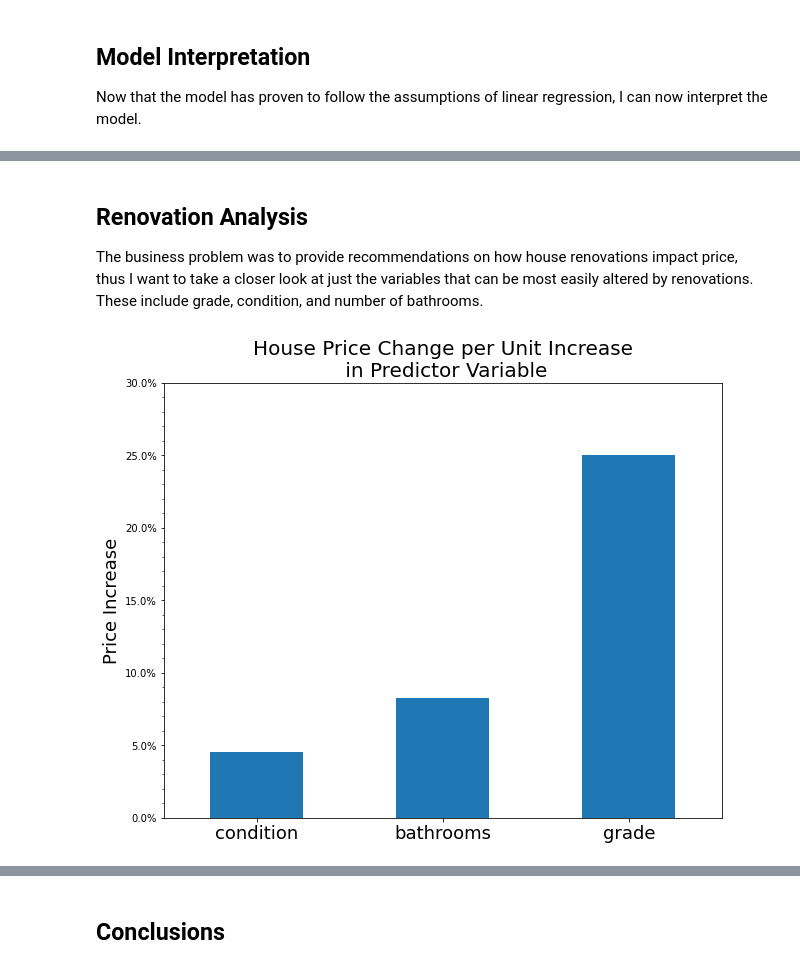
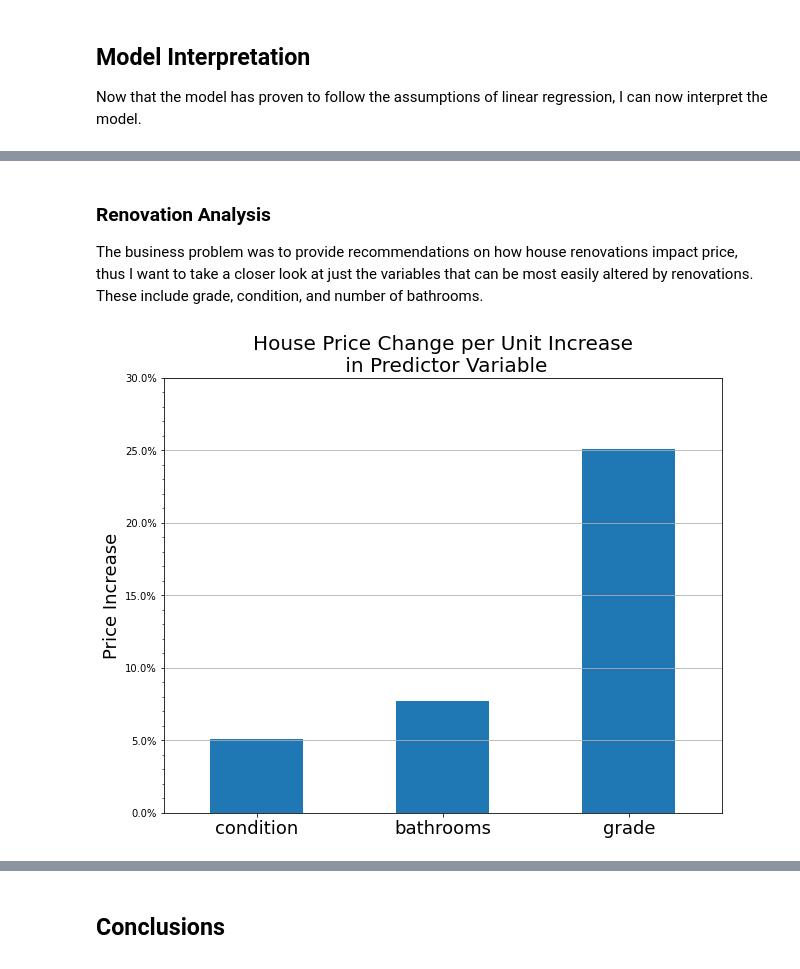
Before and after one commit to bentoler22/Flatiron_Phase_2_Project, a Jupyter notebook: Housing_Renovation_Analysis.ipynb, the cells around one changed output, grey strips where cells are left out. Saved outputs shown, nothing was run; the diff lists cells and outputs as text; code cells hidden in the pictures.

```diff
--- a/Housing_Renovation_Analysis.ipynb
+++ b/Housing_Renovation_Analysis.ipynb
@@ -366,9 +366,9 @@ Feature selection slightly increased our test score to 0.6599.
 ### Final Model
 Given the results from our models above, the final model will include all predictors from X_train except sqft_lot_log, sqft_living_log, sqft_above_log, bedrooms, and waterfront_missing.
 # %%
-X_train_final = X_train_std.drop(['waterfront_missing', 'sqft_lot15_log',
+X_train_final = X_train_std.drop(['bedrooms', 'waterfront_missing', 'sqft_lot15_log',
                               'sqft_living_log'], axis=1)
-X_test_final = X_test_std.drop(['waterfront_missing', 'sqft_lot15_log',
+X_test_final = X_test_std.drop(['bedrooms', 'waterfront_missing', 'sqft_lot15_log',
                               'sqft_living_log'], axis=1)
 # %%
 final_model = LinearRegression()
@@ -472,0 +437,5 @@ According to the final model, our base housing price for King's County is $461,5
+# %%
+#reset index and sort by coefficient absolute value
+coefs.reset_index(inplace=True)
+coefs['abs_val'] = coefs.Coefficients.map(lambda x: abs(x))
+coefs.sort_values(by='abs_val', inplace=True)
@@ -473,3 +454,8 @@ According to the final model, our base housing price for King's County is $461,5
+# %%
+#coefficients adjusted for log transform of price and standardization
+coefs['stds'] =  [X_train[i].std() for i in coefs['index']]
+coefs.loc[coefs['index'] == 'waterfront', 'stds'] = 1
+coefs['Adj_coefficients'] = (np.exp(coefs.Coefficients) - 1)*100 / coefs.stds
 # %% [markdown]
-## Renovation Analysis
+### Renovation Analysis
 The business problem was to provide recommendations on how house renovations impact price, thus I want to take a closer look at just the variables that can be most easily altered by renovations. These include grade, condition, and number of bathrooms.
@@ -486,0 +462,4 @@ reno_coefs.reset_index(inplace=True)
+# %%
+#select coefficients that can be affected by renovations
+#coefs.set_index('index', inplace=True)
+reno_coefs = coefs.loc[['condition', 'bathrooms', 'grade'], :]
@@ -492,16 +473,17 @@ def y_tick_format(y, pos):
 # %%
 #define figure
 fig, ax = plt.subplots(figsize=(10,8));
 #plot adjusted
 reno_coefs.plot.bar(ax=ax, x='index', y='Adj_coefficients');
 ax.set_ylim([0, 30]);
 ax.set(xlabel=None);
 ax.set_ylabel('Price Increase', fontsize=18)
 ax.set_xticklabels(reno_coefs['index'], rotation=0, fontsize=18);
 ax.get_legend().remove();
 ax.set_title('House Price Change per Unit Increase\n in Predictor Variable', fontsize=20);
 ax.yaxis.set_major_formatter(ticker.FuncFormatter(y_tick_format));
 ax.yaxis.set_major_locator(ticker.MultipleLocator(5))
 ax.yaxis.set_minor_locator(ticker.MultipleLocator(1))
+ax.yaxis.grid();
 # %% [output]
-[figure, old version]
+[figure, new version]
```
Also changed, not shown: parts of 18 cells of this notebook, 3 other files.
